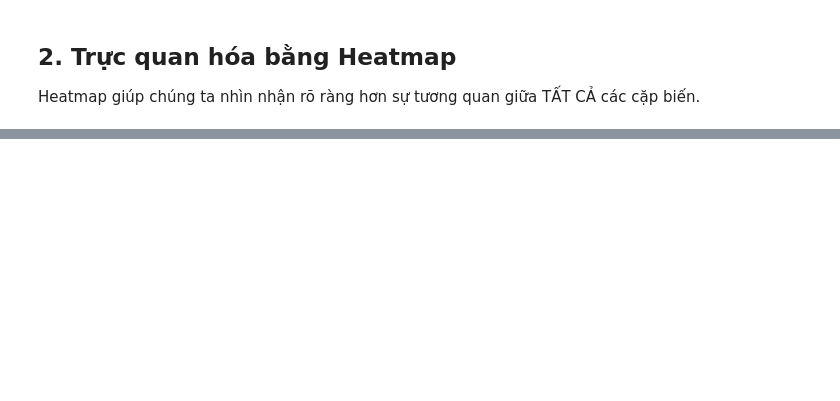
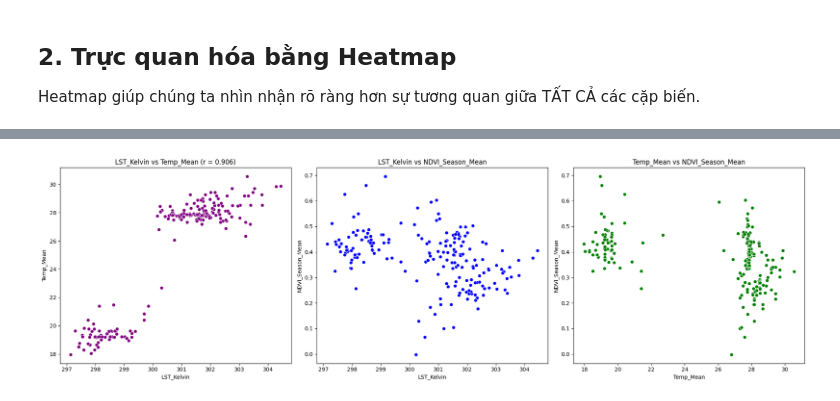
Before and after one commit to AKANEMO22/ADY201m---SU26, a Jupyter notebook: Data Preprocess + Train model/Data_Preprocessing_Correlation.ipynb, the cells around one changed output, grey strips where cells are left out. Cells and saved outputs as stored; diff of their text form; code cells hidden in the pictures; blank space fills up the shorter version.

```diff
--- a/Data Preprocess + Train model/Data_Preprocessing_Correlation.ipynb
+++ b/Data Preprocess + Train model/Data_Preprocessing_Correlation.ipynb
@@ -67,0 +307,29 @@ Dựa vào biểu đồ và các hệ số tương quan với `NDVI_Season_Mean`
+# %%
+import statsmodels.api as sm
+# Tải lại dữ liệu gốc để có đủ cột cho việc chạy thử nghiệm chứng minh
+df_raw = pd.read_csv('../Data Collection/Bangladesh_database_Final_Merged.csv')
+
+def run_ols_ab_test(var1, var2):
+    test_data = df_raw[[var1, var2, 'NDVI_Season_Mean']].dropna()
+    y_t = test_data['NDVI_Season_Mean']
+
+    # Kịch bản 1: Cả 2 biến
+    X_both = sm.add_constant(test_data[[var1, var2]])
+    model_both = sm.OLS(y_t, X_both).fit()
+    print(f"\n{'='*50}\nKỊCH BẢN 1: DÙNG CẢ {var1} VÀ {var2}")
+    print(f"R-squared: {model_both.rsquared:.5f}")
+    print(f"P-values:\n{model_both.pvalues[1:]}")
+
+    # Kịch bản 2: Chỉ var1
+    X1 = sm.add_constant(test_data[[var1]])
+    model1 = sm.OLS(y_t, X1).fit()
+    print(f"\n{'='*50}\nKỊCH BẢN 2: CHỈ DÙNG {var1}")
+    print(f"R-squared: {model1.rsquared:.5f}")
+    print(f"P-values:\n{model1.pvalues[1:]}")
+
+    # Kịch bản 3: Chỉ var2
+    X2 = sm.add_constant(test_data[[var2]])
+    model2 = sm.OLS(y_t, X2).fit()
+    print(f"\n{'='*50}\nKỊCH BẢN 3: CHỈ DÙNG {var2}")
+    print(f"R-squared: {model2.rsquared:.5f}")
+    print(f"P-values:\n{model2.pvalues[1:]}\n{'='*50}\n")
@@ -67,0 +339,15 @@ Dựa vào biểu đồ và các hệ số tương quan với `NDVI_Season_Mean`
+# %%
+fig, axes = plt.subplots(1, 3, figsize=(20, 6))
+sns.scatterplot(data=df_raw, x='LST_Kelvin', y='Temp_Mean', ax=axes[0], color='purple', alpha=0.6)
+axes[0].set_title('LST_Kelvin vs Temp_Mean (r = 0.906)')
+
+sns.scatterplot(data=df_raw, x='LST_Kelvin', y='NDVI_Season_Mean', ax=axes[1], color='blue', alpha=0.6)
+axes[1].set_title('LST_Kelvin vs NDVI_Season_Mean')
+
+sns.scatterplot(data=df_raw, x='Temp_Mean', y='NDVI_Season_Mean', ax=axes[2], color='green', alpha=0.6)
+axes[2].set_title('Temp_Mean vs NDVI_Season_Mean')
+
+plt.tight_layout()
+plt.show()
+# %% [output]
+[figure, added]
```
Also changed, not shown: parts of 53 cells of this notebook.
